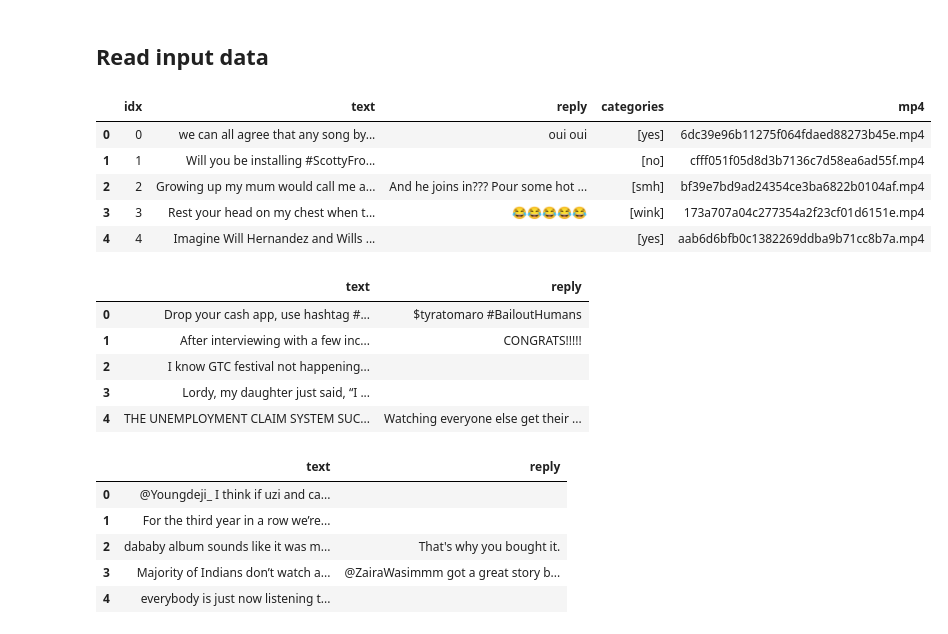
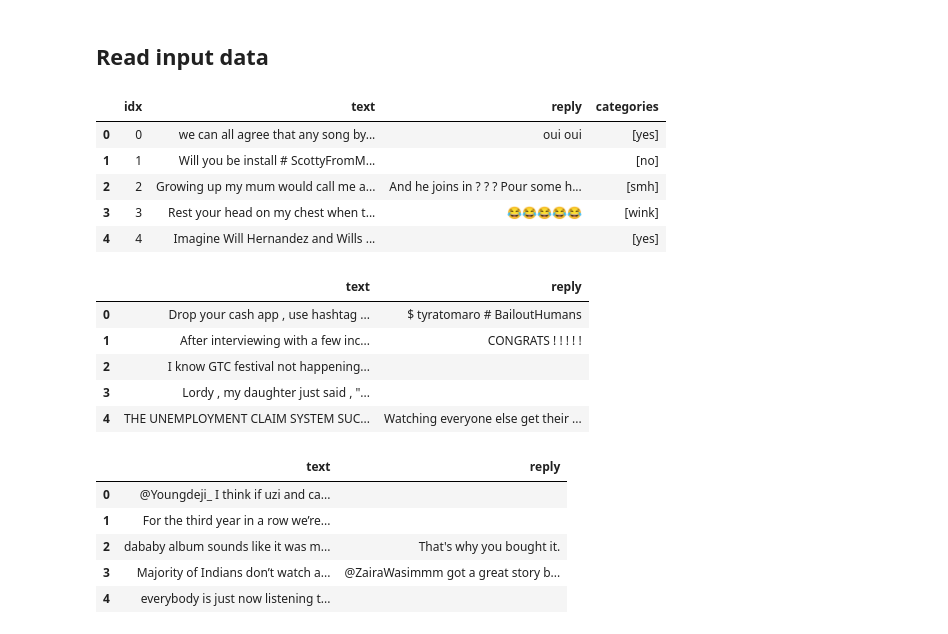
Before and after one commit to wywyWang/NLP-2020-EmotionGIF, a Jupyter notebook: EmotionGIF-V2.ipynb, the cells around one changed output. Drawn from its saved outputs; the diff is of its cells as text; code cells hidden in the pictures.

```diff
--- a/EmotionGIF-V2.ipynb
+++ b/EmotionGIF-V2.ipynb
@@ -23,16 +23,17 @@ from simpletransformers.language_modeling import LanguageModelingModel
 # %% [markdown]
 ## Read input data
 # %%
-df = pd.read_json('./source/train_gold.json', lines=True)
+# df = pd.read_json('./source/train_gold.json', lines=True)
+df = pd.read_json('./preprocessed/preprocess_train.json', lines=True)
 df_new = df.copy()
 df_new.head()
 # %% [output]
-|  | idx | text | reply | categories | mp4 |
-| 0 | 0 | we can all agree that any song by... | oui oui | [yes] | 6dc39e96b11275f064fdaed88273b45e.mp4 |
-| 1 | 1 | Will you be installing #ScottyFro... |  | [no] | cfff051f05d8d3b7136c7d58ea6ad55f.mp4 |
-| 2 | 2 | Growing up my mum would call me a... | And he joins in??? Pour some hot ... | [smh] | bf39e7bd9ad24354ce3ba6822b0104af.mp4 |
-| 3 | 3 | Rest your head on my chest when t... | 😂😂😂😂😂 | [wink] | 173a707a04c277354a2f23cf01d6151e.mp4 |
-| 4 | 4 | Imagine Will Hernandez and Wills ... |  | [yes] | aab6d6bfb0c1382269ddba9b71cc8b7a.mp4 |
+|  | idx | text | reply | categories |
+| 0 | 0 | we can all agree that any song by... | oui oui | [yes] |
+| 1 | 1 | Will you be install # ScottyFromM... |  | [no] |
+| 2 | 2 | Growing up my mum would call me a... | And he joins in ? ? ? Pour some h... | [smh] |
+| 3 | 3 | Rest your head on my chest when t... | 😂😂😂😂😂 | [wink] |
+| 4 | 4 | Imagine Will Hernandez and Wills ... |  | [yes] |
 # %%
 # # Try shuffle data
 # df_new = df.sample(frac=1).reset_index(drop=True)
@@ -41,15 +42,16 @@ df_new.head()
 categories_type = pd.read_json('./source/categories.json', lines=True)
 categories_mapping = {v[0]: k for k, v in categories_type.to_dict('list').items()}
 # %%
-df_dev = pd.read_json('./source/dev_unlabeled.json', lines=True)
+df_dev_ori = pd.read_json('./source/dev_unlabeled.json', lines=True)
+df_dev = pd.read_json('./preprocessed/preprocess_dev.json', lines=True)
 df_dev_result = df_dev.copy()[['text', 'reply']]
 df_dev_result.head()
 # %% [output]
 |  | text | reply |
-| 0 | Drop your cash app, use hashtag #... | $tyratomaro #BailoutHumans |
-| 1 | After interviewing with a few inc... | CONGRATS!!!!! |
+| 0 | Drop your cash app , use hashtag ... | $ tyratomaro # BailoutHumans |
+| 1 | After interviewing with a few inc... | CONGRATS ! ! ! ! ! |
 | 2 | I know GTC festival not happening... |  |
-| 3 | Lordy, my daughter just said, “I ... |  |
+| 3 | Lordy , my daughter just said , "... |  |
 | 4 | THE UNEMPLOYMENT CLAIM SYSTEM SUC... | Watching everyone else get their ... |
 # %%
 df_test = pd.read_json('./source/test_unlabeled.json', lines=True)
```
Also changed, not shown: parts of 24 cells of this notebook, 1 other file.
